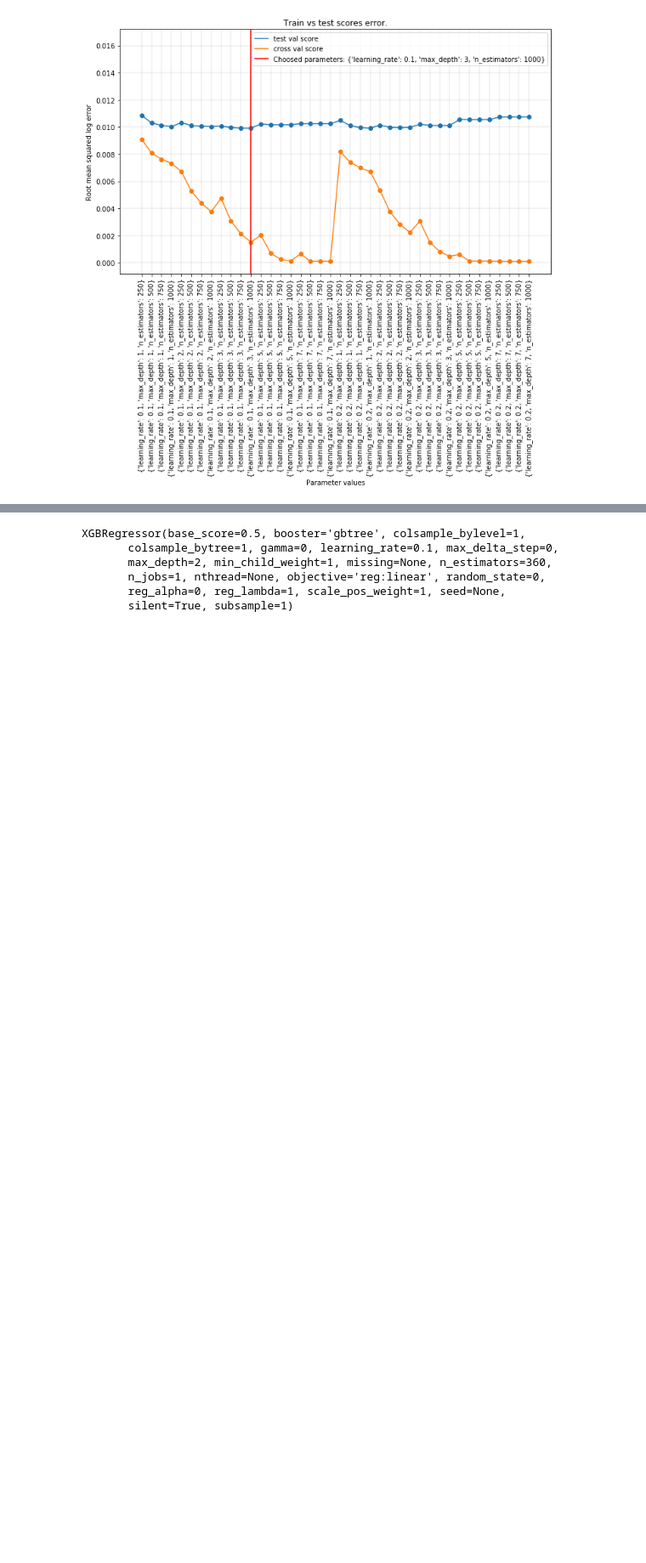
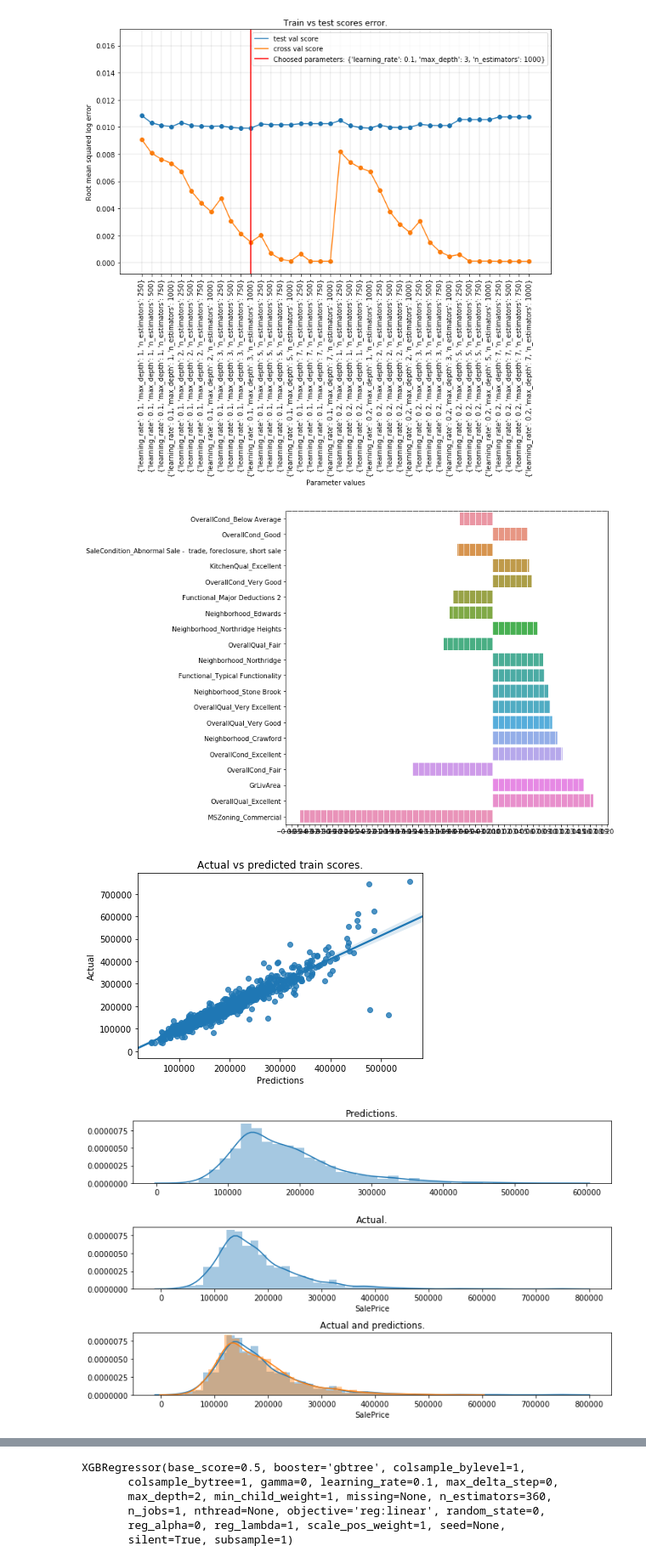
Before and after one commit to matkalinowski/Kaggle-House-prices, a Jupyter notebook: Trees.ipynb, the cells around one changed output, grey strips where cells are left out. Shown: that part at 85% size. Cells and saved outputs as stored; diff of their text form; code cells hidden in the pictures; blank space fills up the shorter version.

```diff
--- a/Trees.ipynb
+++ b/Trees.ipynb
@@ -78,3 +78,17 @@ xgb_results = predict(TreeResults, xgb_model, param_grid, trainWithDummies,
 [figure]
 [figure]
 [figure]
+# %%
+from utils.ClassifierResults import RegressionResults
+from sklearn.linear_model import Lasso
+
+alphas = [1e-7, 1e-5, 1e-4, 3e-4, 4e-4, 5e-4, 1e-3]
+param_grid = dict(alpha=alphas)
+
+lasso_results = predict(RegressionResults, Lasso(normalize=False, max_iter=5000), param_grid, trainWithDummies,
+                        np.log1p(ytrain), testWithDummies, name=None,
+                        predictions_form_restoring_method=restore_predictions_from_log1p)
+# %% [output]
+[figure, added]
+[figure, added]
+[figure, added]
```
Also changed, not shown: parts of 6 cells of this notebook, 1 other file.
